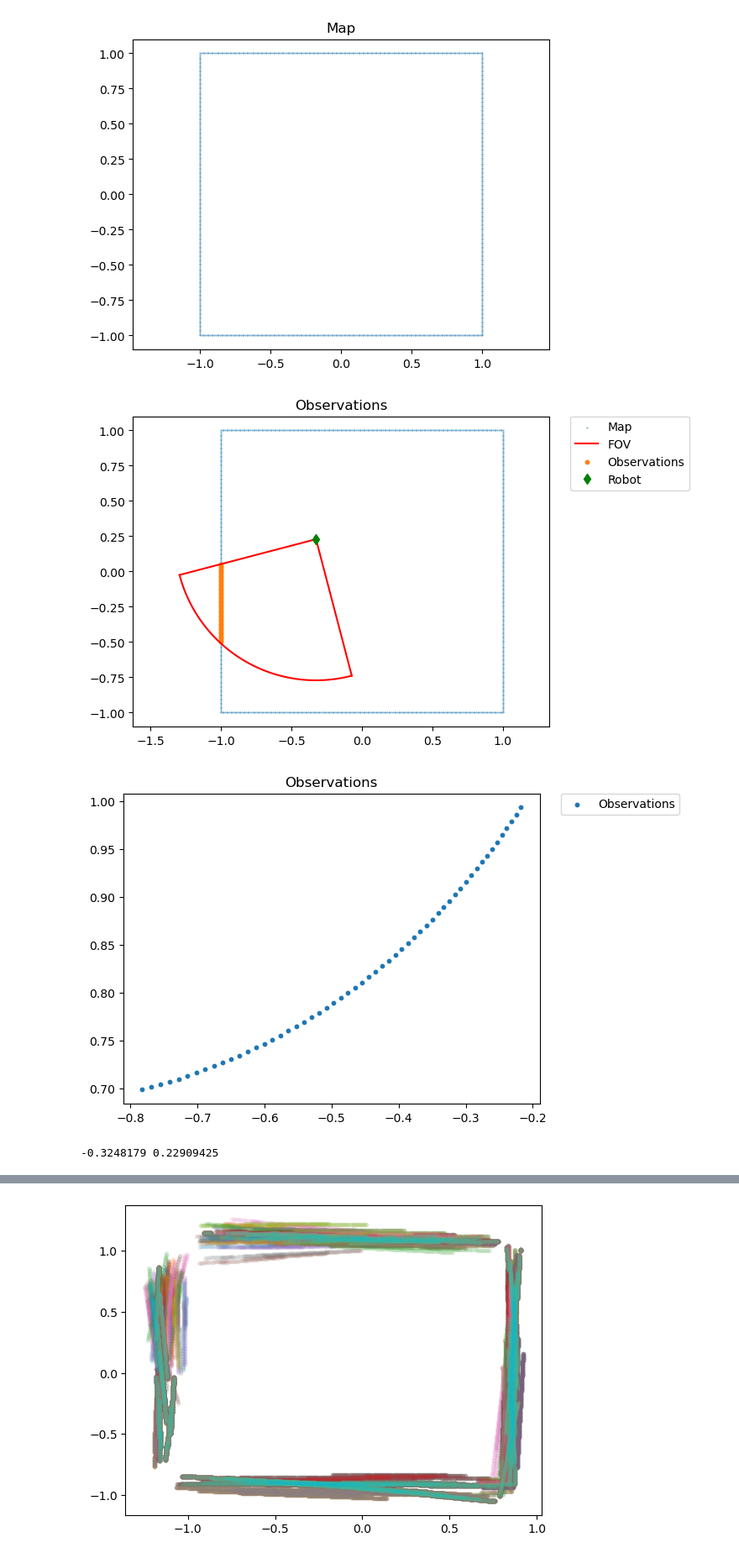
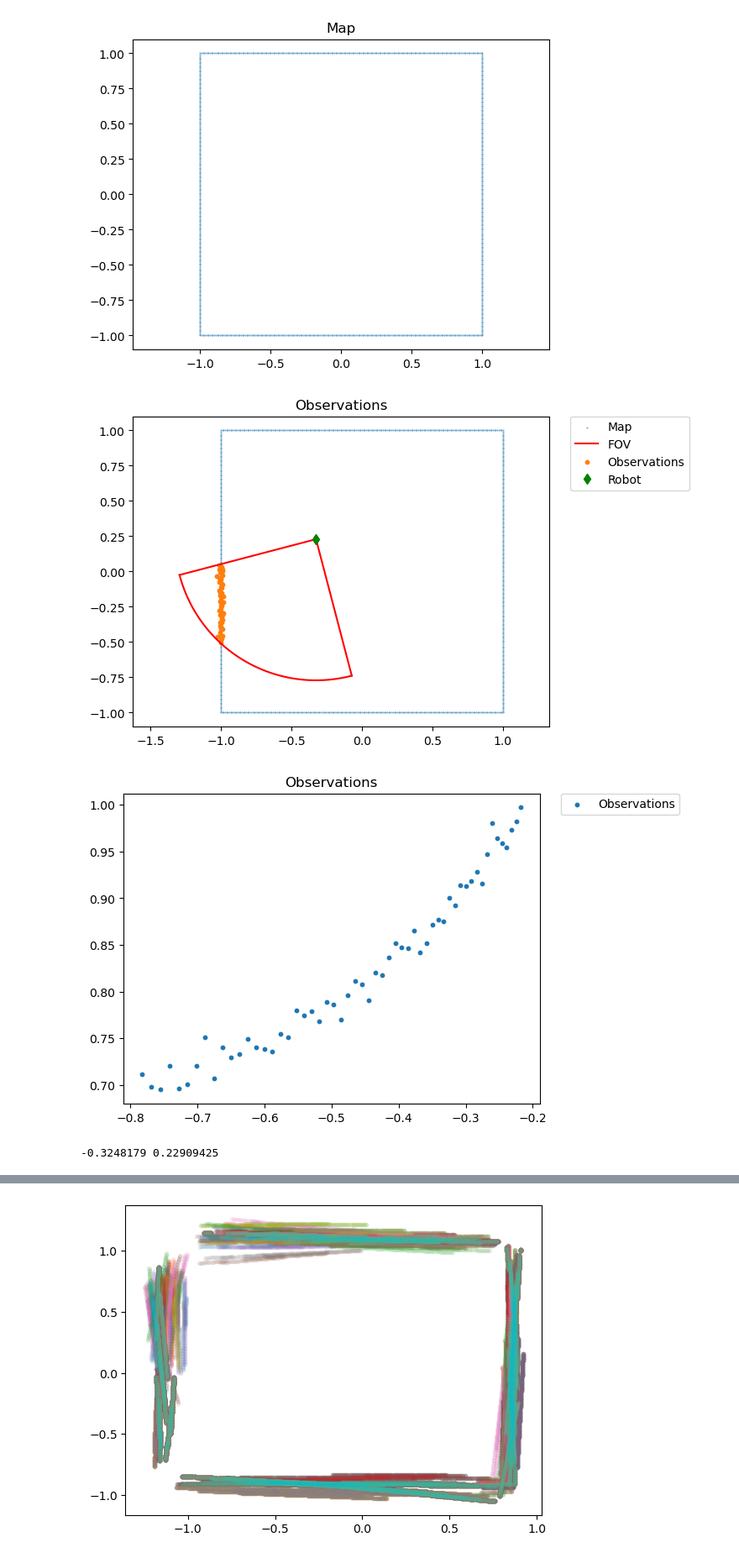
Before and after one commit to miquelmassot/pygp_particle_filter, a Jupyter notebook: example/example_pf.ipynb, the cells around one changed output, grey strips where cells are left out. Shown at 84% size. Drawn from its saved outputs; the diff is of its cells as text; code cells hidden in the pictures.

```diff
--- a/example/example_pf.ipynb
+++ b/example/example_pf.ipynb
@@ -54,9 +54,11 @@ def get_observations(robot_pose, simulation_map, fov, max_range):
     bearing = np.arctan2(map_y - robot_y, map_x - robot_x) - robot_gamma
     # Bearing should be +/- np.pi
     bearing = (bearing + np.pi) % (2 * np.pi) - np.pi
+
     observations = np.array([range_obs, bearing])
     # Filter the observations
     observations = observations[:, (observations[0] < max_range) & (observations[1] < fov / 2) & (observations[1] > -fov / 2)]
+    observations[0] += np.random.normal(loc=0, scale=0.01, size=observations.shape[1])
     # Return the observations
     return observations.T
 
@@ -78,34 +80,34 @@ fov_points = np.array(
 )
 fov_points = fov_points + robot_pose[0:2]
 # Add a semicircle
 t = np.linspace(- fov / 2+ robot_pose[2], fov / 2+ robot_pose[2], 100)
 x = range_max * np.cos(t) + robot_pose[0]
 y = range_max * np.sin(t) + robot_pose[1]
 
 # Plot the observations
 plt.figure()
 plt.scatter(simulation_map[:, 0], simulation_map[:, 1], s=0.1, label='Map')
 plt.plot(x, y, c="r")
 plt.plot(fov_points[:, 0], fov_points[:, 1], c="r", label="FOV")
 plt.scatter(robot_pose[0] + observations[:, 0] * np.cos(observations[:, 1] + robot_pose[2]),
             robot_pose[1] + observations[:, 0] * np.sin(observations[:, 1] + robot_pose[2]), s=10, label='Observations')
 plt.plot(robot_pose[0], robot_pose[1], 'gd', label='Robot')
 plt.axis('equal')
 plt.title('Observations')
 # Place legend outside the plot
 plt.legend(bbox_to_anchor=(1.05, 1), loc=2, borderaxespad=0.)
 plt.show()
 
 plt.figure()
 plt.scatter(observations[:, 1], observations[:, 0], s=10, label='Observations')
 plt.title('Observations')
 plt.legend(bbox_to_anchor=(1.05, 1), loc=2, borderaxespad=0.)
 plt.show()
 
 print(robot_pose[0], robot_pose[1])
 # %% [output]
 [figure]
-[figure, old version]
+[figure, new version]
 -0.3248179 0.22909425
 # %%
 from pygp_particle_filter import ParticleFilter
```
Also changed, not shown: parts of 1 cell of this notebook.
